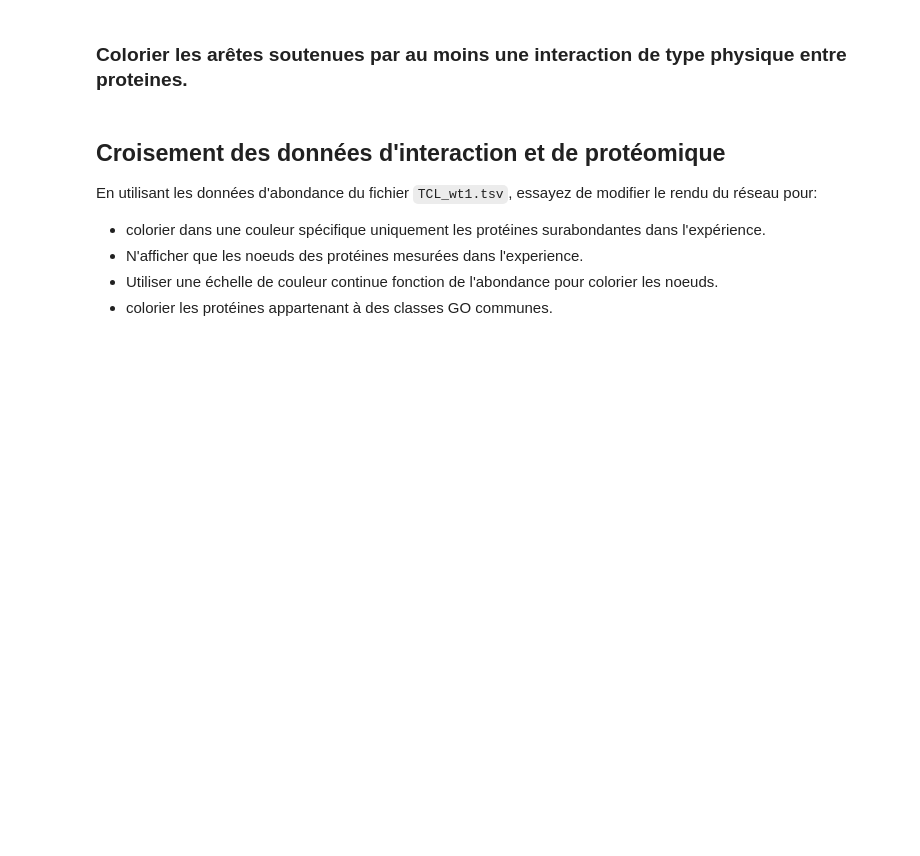
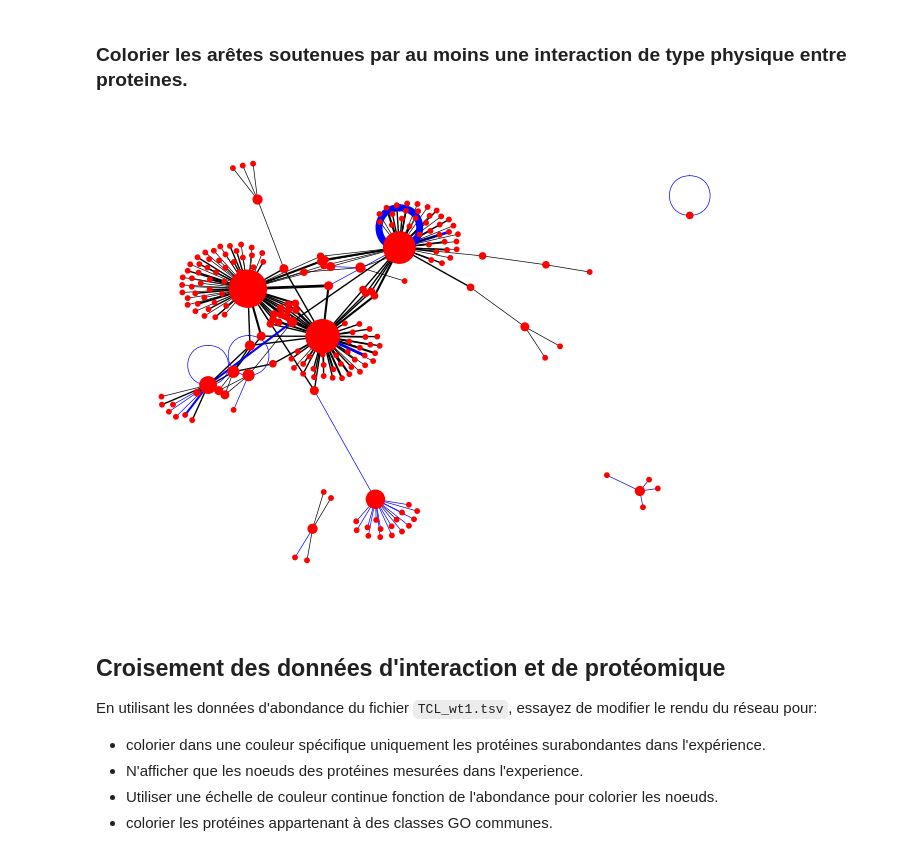
Before and after one commit to gnoiret/VDB_jupyter, a Jupyter notebook: exercices/TP5.ipynb, the cells around one changed output. Cells and saved outputs as stored; diff of their text form; code cells hidden in the pictures; blank space fills up the shorter version.

```diff
--- a/exercices/TP5.ipynb
+++ b/exercices/TP5.ipynb
@@ -81,3 +92,13 @@ class Interactome:
             self.interactions[key] += 1
         else:
             self.interactions[key] = 1
+# %%
+def is_interaction_physical(data, i):
+    return True if data.iloc[i,11] == 'psi-mi:"MI:0915"(physical association)' else False
+
+def get_tcl_abundance(pid):
+    try:
+        abundance = float(datatcl[datatcl['Accession'] == str(pid)]['Log2 Corrected Abundance Ratio'])
+    except TypeError:
+        abundance = -999
+    return abundance
@@ -183,3 +209,13 @@ for i in range(len(data)):
+# %%
+nx.draw(G, pos, with_labels=False, node_color=['red' for n in G.nodes()],
+        node_size=[d[1]*10 for d in G.degree()],
+        #node_size=[1 for d in G.degree()],
+        width=[G.get_edge_data(*e)['count']/2 for e in G.edges],
+        #width=[1 for e in G.edges],
+        edge_color=['blue' if G.get_edge_data(*e)['physical'] > 0 else 'black' for e in G.edges]
+)
+# %% [output]
+[figure, added]
 # %% [markdown]
 ## Croisement des données d'interaction et de protéomique
 
```
Also changed, not shown: parts of 25 cells of this notebook, 3 other files.
